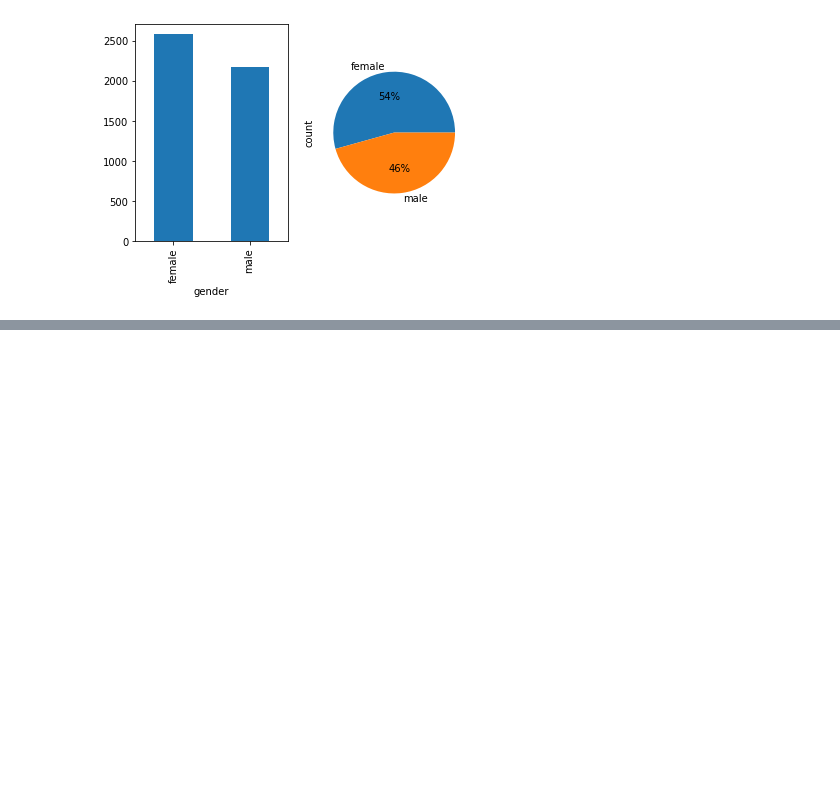
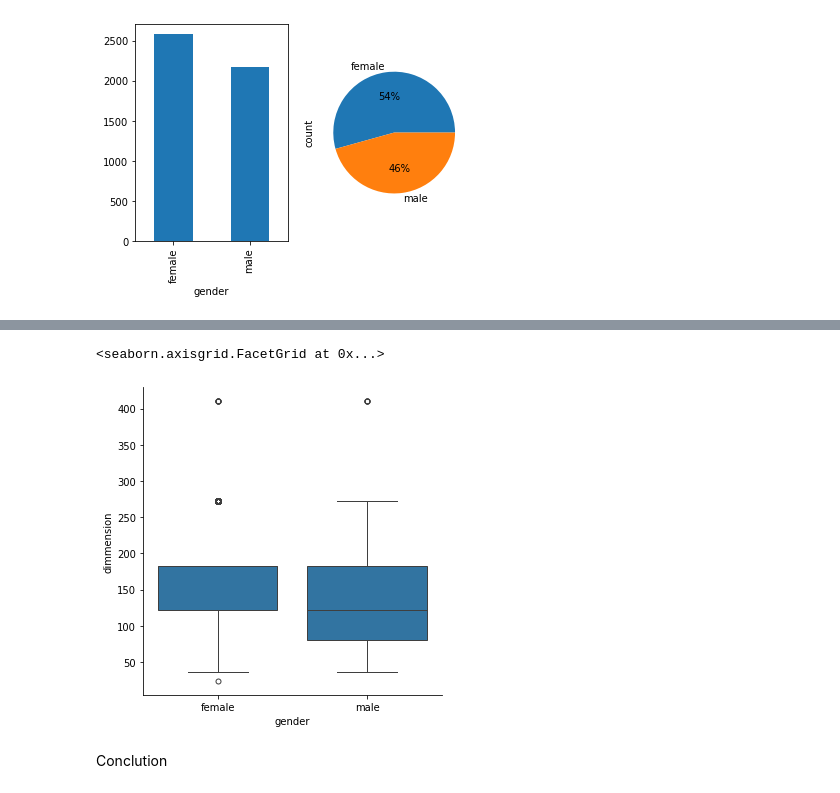
Before and after one commit to AmiruHoradagoda/FaceRecognitionApp, a Jupyter notebook: train_faceRecognition/02_FRM_data_preprocessing_EDA.ipynb, the cells around one changed output, grey strips where cells are left out. Drawn from its saved outputs; the diff is of its cells as text; code cells hidden in the pictures; blank space fills up the shorter version.

```diff
--- a/train_faceRecognition/02_FRM_data_preprocessing_EDA.ipynb
+++ b/train_faceRecognition/02_FRM_data_preprocessing_EDA.ipynb
@@ -72,0 +85,7 @@ plt.show()
+# %%
+sns.catplot(data=df,x='gender',y='dimmension',kind='box')
+# %% [output]
+<seaborn.axisgrid.FacetGrid at 0x...>
+[figure, added]
+# %% [markdown]
+Conclution
```
Also changed, not shown: parts of 2 cells of this notebook.
